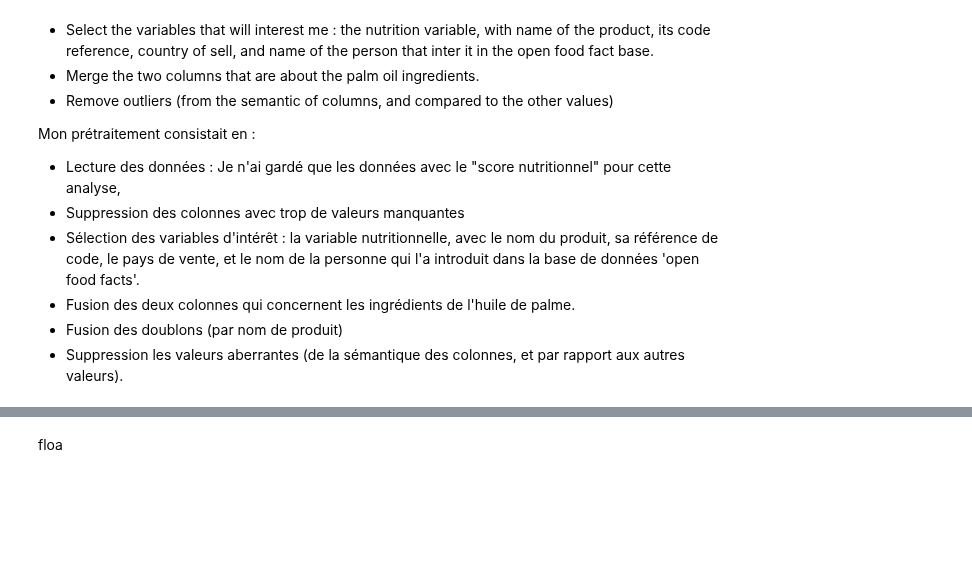
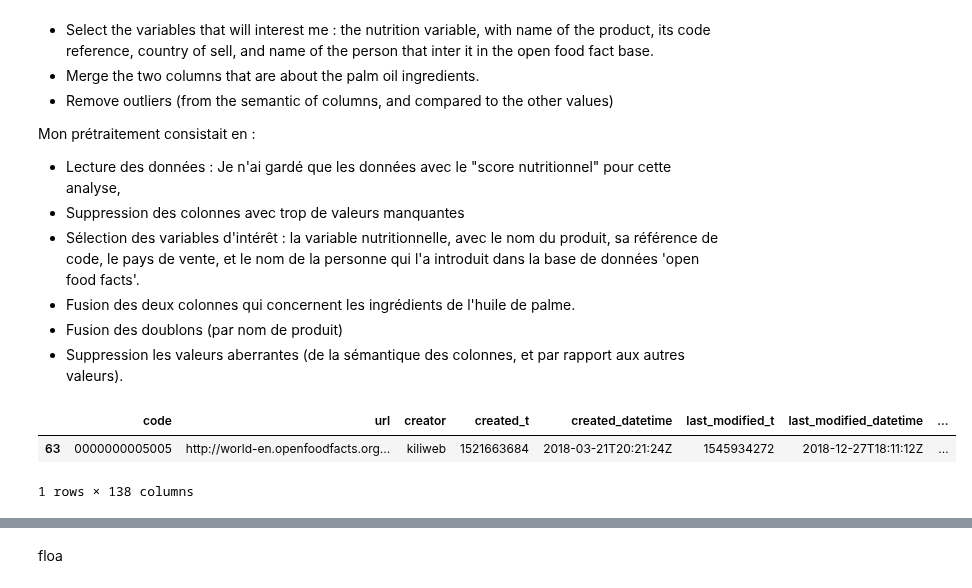
Before and after one commit to ClaireGayral/formation_openclassroom, a Jupyter notebook: P2_gayral_claire/Appel à projet - rapport d'exploration.ipynb, the cells around one changed output, grey strips where cells are left out. Drawn from its saved outputs; the diff is of its cells as text; code cells hidden in the pictures; blank space fills up the shorter version.

```diff
--- a/P2_gayral_claire/Appel à projet - rapport d'exploration.ipynb
+++ b/P2_gayral_claire/Appel à projet - rapport d'exploration.ipynb
@@ -66,0 +64,33 @@ df = preprocess.merge_palm_oil_cols(df)
+# %%
+float_var = list_from_data_field.list_of_nutri_facts
+float_var += ["additives_n", "ingredients_from_palm_oil","ingredients_from_palm_oil_n"]
+float_var = df.columns.intersection(float_var).values
+
+data = df.copy()
+## std var by var :
+data_float = data[float_var].copy()
+data_float = preprocessing.StandardScaler().fit_transform(data_float)
+
+
+
+products = data["product_name"].drop_duplicates()
+for product in products[:6] :
+    x = data[data.product_name == product]
+    product_index =  x.index
+    if len(product_index) > 1 :
+        p_float_var = (x.notna().sum()>=1).index.intersection(float_var)
+        p_var_index = x[p_float_var].columns
+        product_values = x.loc[:,p_float_var]
+        product_score = abs(product_values.diff().iloc[1:]/product_values.mean()).mean().mean()
+#         if product_score < 0.7 :
+            #### pb avec le .at, marche sans mais erreur
+#             res = pd.Series(x.drop_duplicates(subset="product_name").values[0], index=x.columns)
+#             res[p_var_index] = product_values.fillna(method="bfill",
+#                                     axis=0).fillna(method="ffill",axis=0).mean().values
+#             print(product,res)
+#     tmp = data[data.product_name == product]
+x.drop_duplicates(subset="product_name")
+# %% [output]
+|  | code | url | creator | created_t | created_datetime | last_modified_t | last_modified_datetime | ... |
+| 63 | 0000000005005 | http://world-en.openfoodfacts.org... | kiliweb | 1521663684 | 2018-03-21T20:21:24Z | 1545934272 | 2018-12-27T18:11:12Z | ... |
+1 rows × 138 columns
```
Also changed, not shown: parts of 18 cells of this notebook.
